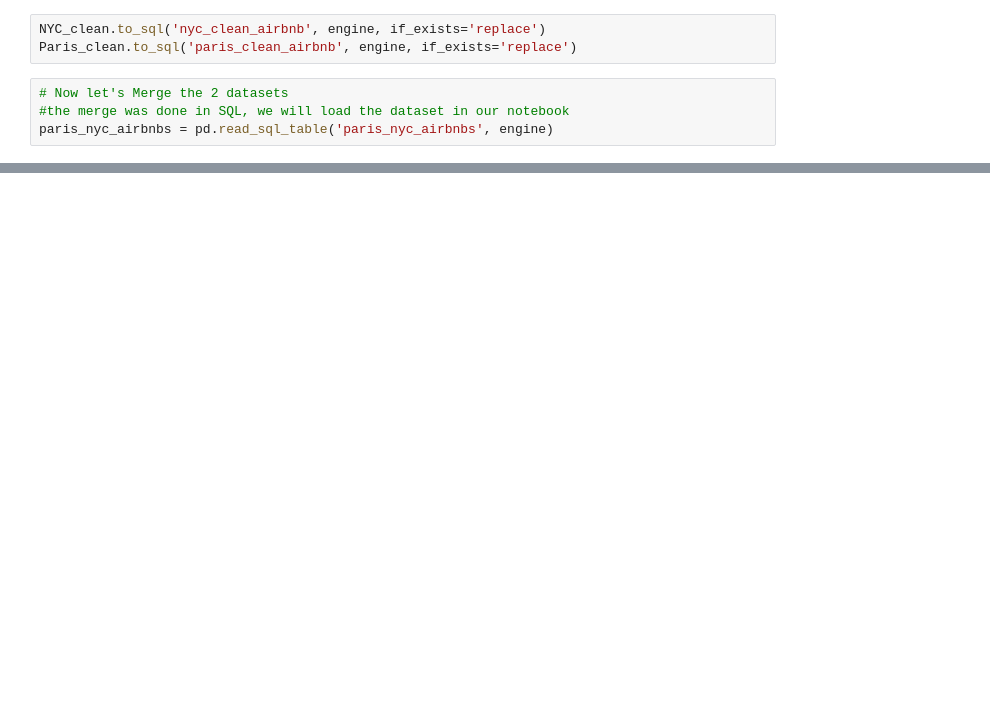
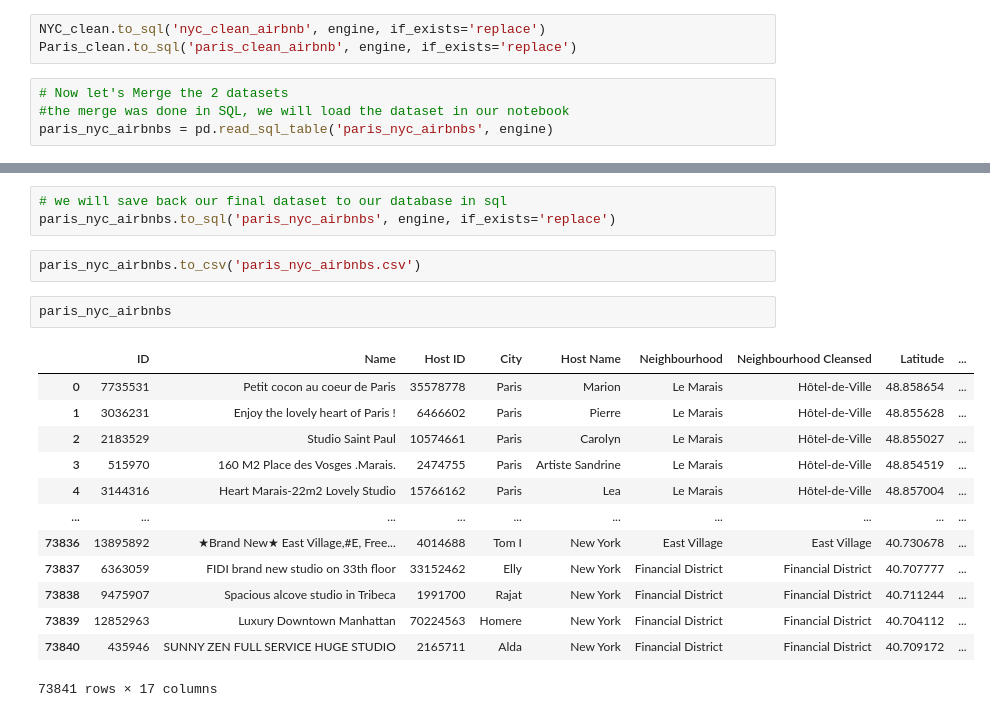
Before and after one commit to Simro25011/Paris_-_NY_Airbnbs---Prices-Prediction---XGBoost, a Jupyter notebook: Paris & New York City Airbnb - Prices Prediction.ipynb, the cells around one changed output, grey strips where cells are left out. Cells and saved outputs as stored; diff of their text form; blank space fills up the shorter version.

```diff
--- a/Paris & New York City Airbnb - Prices Prediction.ipynb
+++ b/Paris & New York City Airbnb - Prices Prediction.ipynb
@@ -1423,0 +1412,21 @@ NYC_airbnbs.head()
+# %%
+# we will save back our final dataset to our database in sql
+paris_nyc_airbnbs.to_sql('paris_nyc_airbnbs', engine, if_exists='replace')
+# %%
+paris_nyc_airbnbs.to_csv('paris_nyc_airbnbs.csv')
+# %%
+paris_nyc_airbnbs
+# %% [output]
+|  | ID | Name | Host ID | City | Host Name | Neighbourhood | Neighbourhood Cleansed | Latitude | ... |
+| 0 | 7735531 | Petit cocon au coeur de Paris | 35578778 | Paris | Marion | Le Marais | Hôtel-de-Ville | 48.858654 | ... |
+| 1 | 3036231 | Enjoy the lovely heart of Paris ! | 6466602 | Paris | Pierre | Le Marais | Hôtel-de-Ville | 48.855628 | ... |
+| 2 | 2183529 | Studio Saint Paul | 10574661 | Paris | Carolyn | Le Marais | Hôtel-de-Ville | 48.855027 | ... |
+| 3 | 515970 | 160 M2 Place des Vosges .Marais. | 2474755 | Paris | Artiste Sandrine | Le Marais | Hôtel-de-Ville | 48.854519 | ... |
+| 4 | 3144316 | Heart Marais-22m2 Lovely Studio | 15766162 | Paris | Lea | Le Marais | Hôtel-de-Ville | 48.857004 | ... |
+| ... | ... | ... | ... | ... | ... | ... | ... | ... | ... |
+| 73836 | 13895892 | ★Brand New★ East Village,#E, Free... | 4014688 | Tom I | New York | East Village | East Village | 40.730678 | ... |
+| 73837 | 6363059 | FIDI brand new studio on 33th floor | 33152462 | Elly | New York | Financial District | Financial District | 40.707777 | ... |
+| 73838 | 9475907 | Spacious alcove studio in Tribeca | 1991700 | Rajat | New York | Financial District | Financial District | 40.711244 | ... |
+| 73839 | 12852963 | Luxury Downtown Manhattan | 70224563 | Homere | New York | Financial District | Financial District | 40.704112 | ... |
+| 73840 | 435946 | SUNNY ZEN FULL SERVICE HUGE STUDIO | 2165711 | Alda | New York | Financial District | Financial District | 40.709172 | ... |
+73841 rows × 17 columns
```
Also changed, not shown: parts of 29 cells of this notebook, 2 other files.
